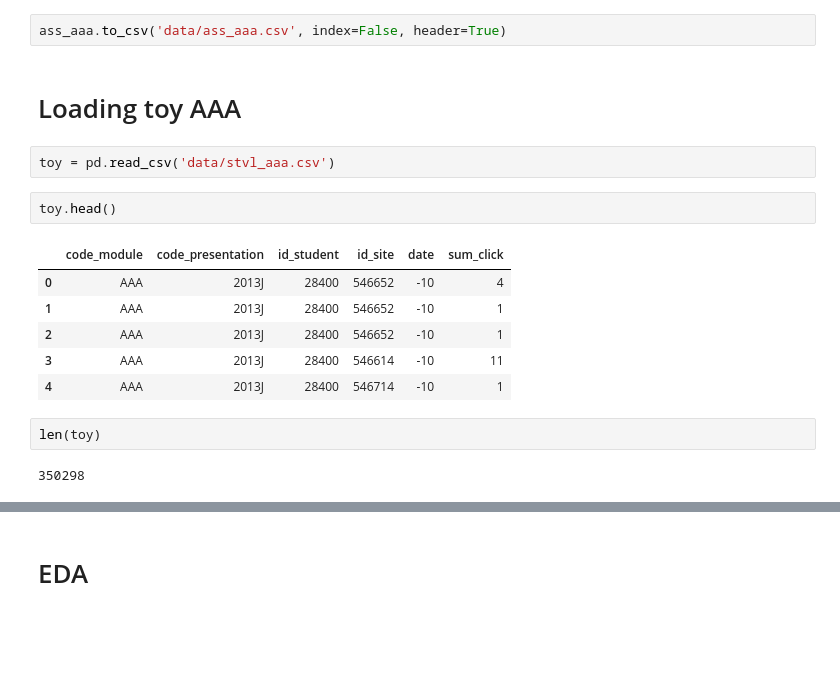
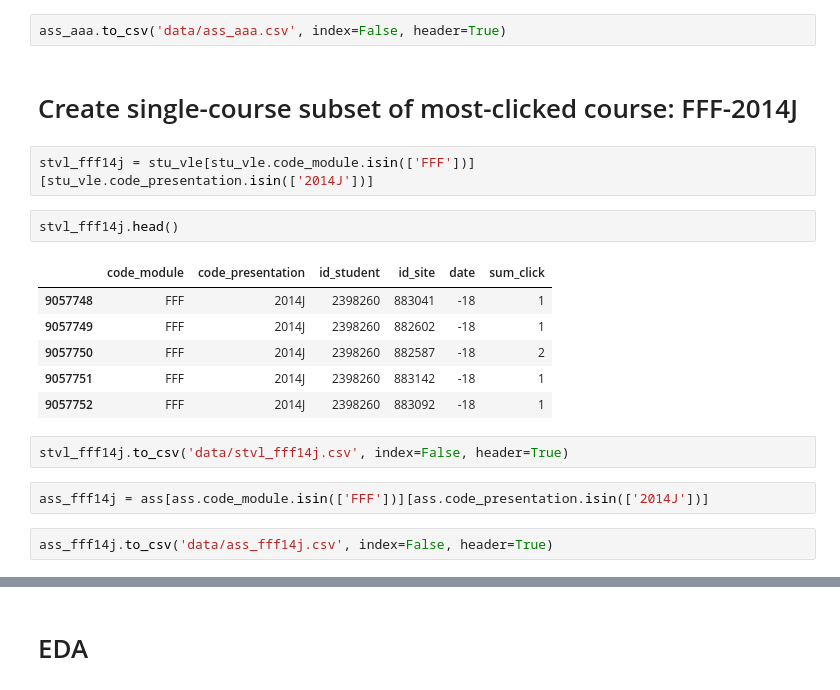
Before and after one commit to zimzoom/study-next, a Jupyter notebook: 0_eda.ipynb, the cells around one changed output, grey strips where cells are left out. Drawn from its saved outputs; the diff is of its cells as text; blank space fills up the shorter version.

Commit message:
Begin single course model

```diff
--- a/0_eda.ipynb
+++ b/0_eda.ipynb
@@ -203,20 +203,22 @@ stas_aaa.to_csv('data/stas_aaa.csv', index=False, header=True)
 ass_aaa = ass[ass.code_module.isin(['AAA'])]
 # %%
 ass_aaa.to_csv('data/ass_aaa.csv', index=False, header=True)
-# %% [markdown]
-# Loading toy AAA
-# %%
-toy = pd.read_csv('data/stvl_aaa.csv')
+# %% [markdown]
+# Create single-course subset of most-clicked course: FFF-2014J
+# %%
+stvl_fff14j = stu_vle[stu_vle.code_module.isin(['FFF'])][stu_vle.code_presentation.isin(['2014J'])]
 # %%
-toy.head()
+stvl_fff14j.head()
 # %% [output]
 |  | code_module | code_presentation | id_student | id_site | date | sum_click |
-| 0 | AAA | 2013J | 28400 | 546652 | -10 | 4 |
-| 1 | AAA | 2013J | 28400 | 546652 | -10 | 1 |
-| 2 | AAA | 2013J | 28400 | 546652 | -10 | 1 |
-| 3 | AAA | 2013J | 28400 | 546614 | -10 | 11 |
-| 4 | AAA | 2013J | 28400 | 546714 | -10 | 1 |
+| 9057748 | FFF | 2014J | 2398260 | 883041 | -18 | 1 |
+| 9057749 | FFF | 2014J | 2398260 | 882602 | -18 | 1 |
+| 9057750 | FFF | 2014J | 2398260 | 882587 | -18 | 2 |
+| 9057751 | FFF | 2014J | 2398260 | 883142 | -18 | 1 |
+| 9057752 | FFF | 2014J | 2398260 | 883092 | -18 | 1 |
-# %%
-len(toy)
-# %% [output]
-350298
+# %%
+stvl_fff14j.to_csv('data/stvl_fff14j.csv', index=False, header=True)
+# %%
+ass_fff14j = ass[ass.code_module.isin(['FFF'])][ass.code_presentation.isin(['2014J'])]
+# %%
+ass_fff14j.to_csv('data/ass_fff14j.csv', index=False, header=True)
```
Also changed, not shown: parts of 3 cells of this notebook.
